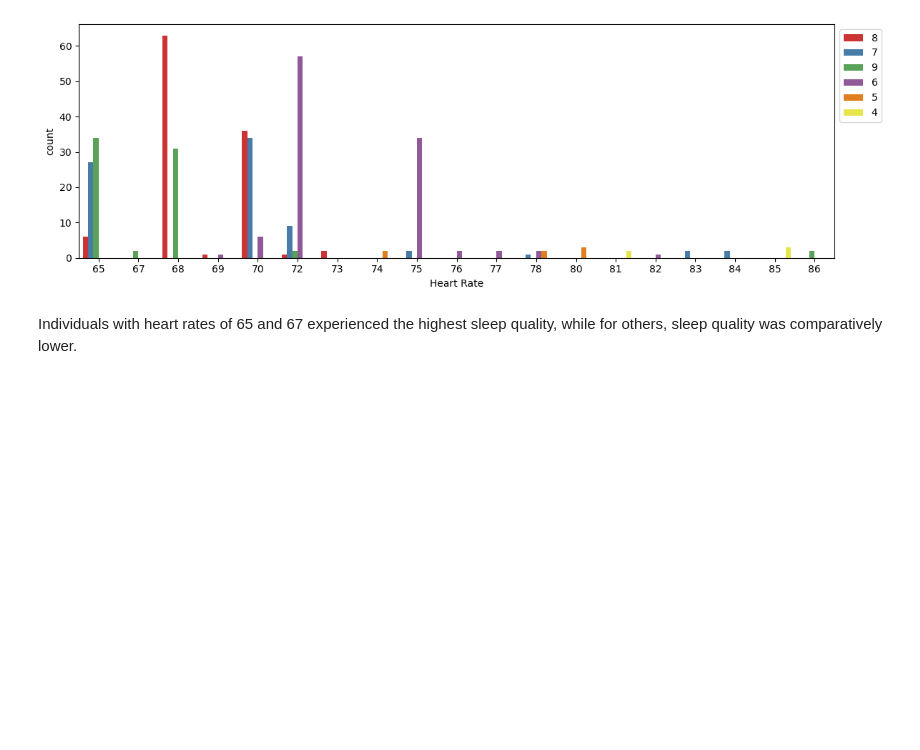
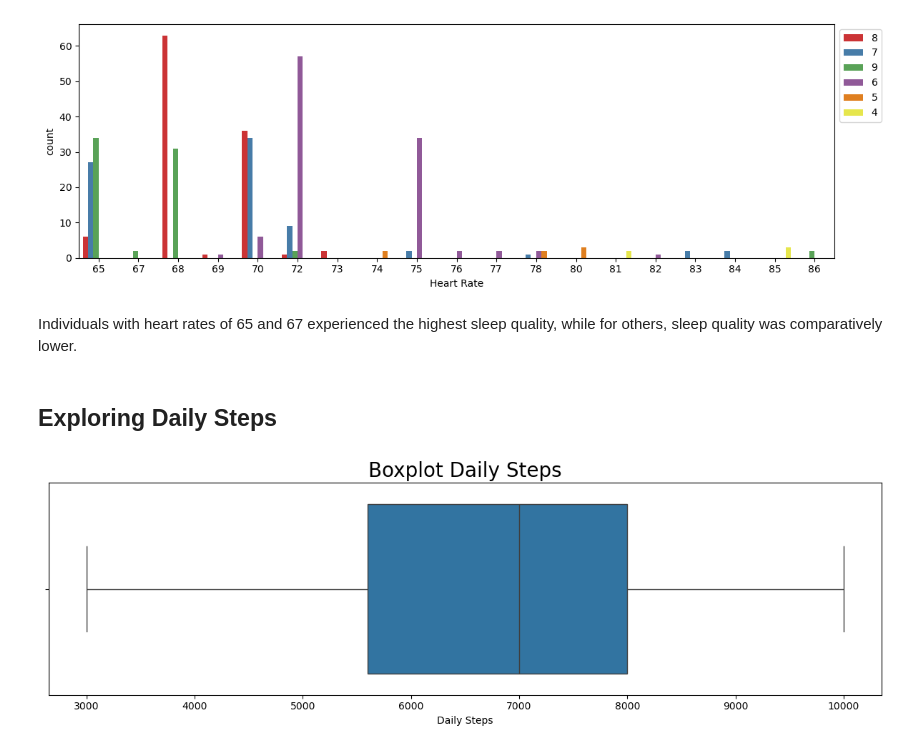
Before and after one commit to ShoaibNaseer/MSc_data_science_projects, a Jupyter notebook: other_projects/sleep_health_analysis/sleep_quality_analysis.ipynb, the cells around one changed output. Saved outputs shown, nothing was run; the diff lists cells and outputs as text; code cells hidden in the pictures; blank space fills up the shorter version.

```diff
--- a/other_projects/sleep_health_analysis/sleep_quality_analysis.ipynb
+++ b/other_projects/sleep_health_analysis/sleep_quality_analysis.ipynb
@@ -254,3 +254,12 @@ plt.tight_layout()
 [figure]
 # %% [markdown]
 Individuals with heart rates of 65 and 67 experienced the highest sleep quality, while for others, sleep quality was comparatively lower.
+# %% [markdown]
+## Exploring Daily Steps
+# %%
+fig = plt.subplots(figsize=(12, 4))
+plt.title("Boxplot Daily Steps", fontdict = {'fontsize': 20})
+sns.boxplot(x=df["Daily Steps"])
+plt.tight_layout()
+# %% [output]
+[figure, added]
```
Also changed, not shown: parts of 22 cells of this notebook.
